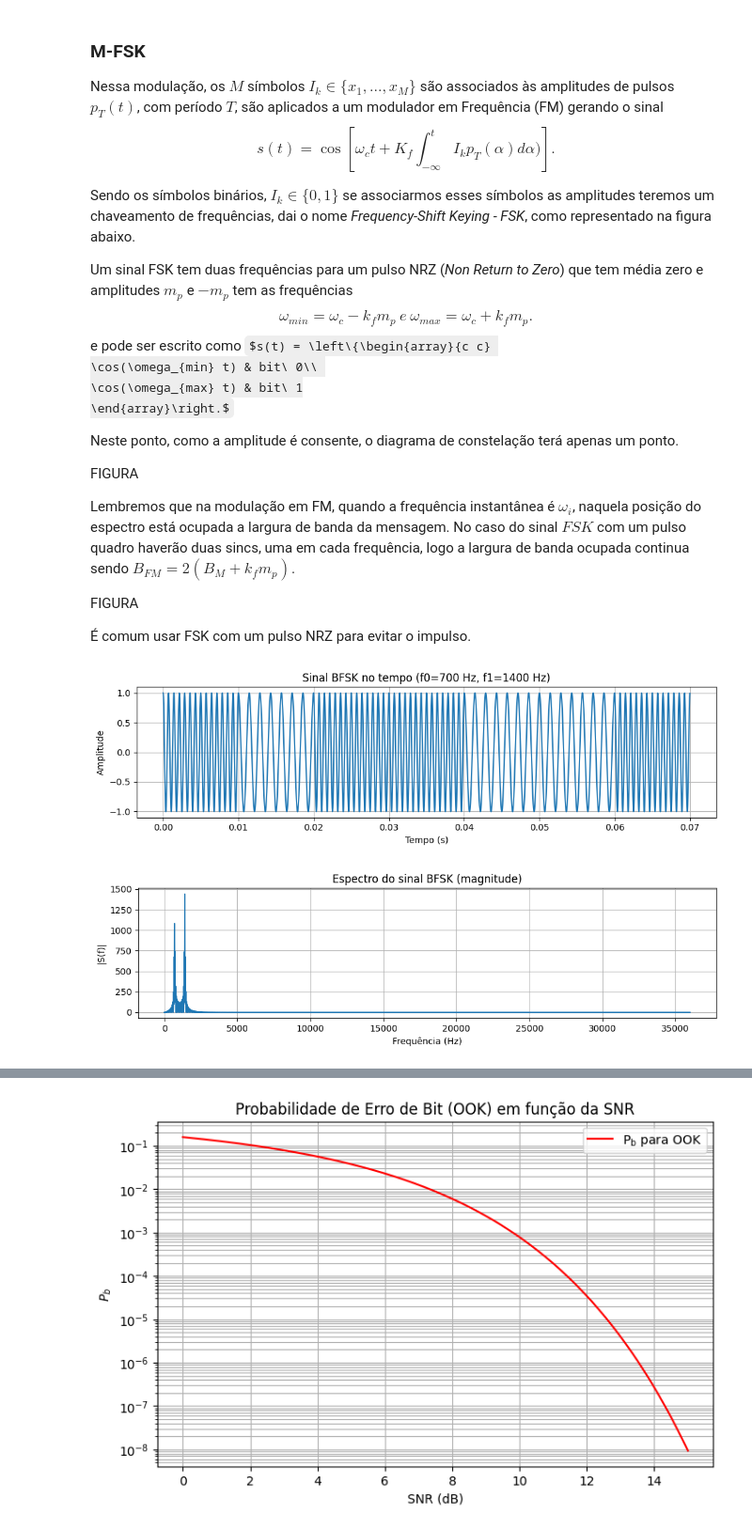
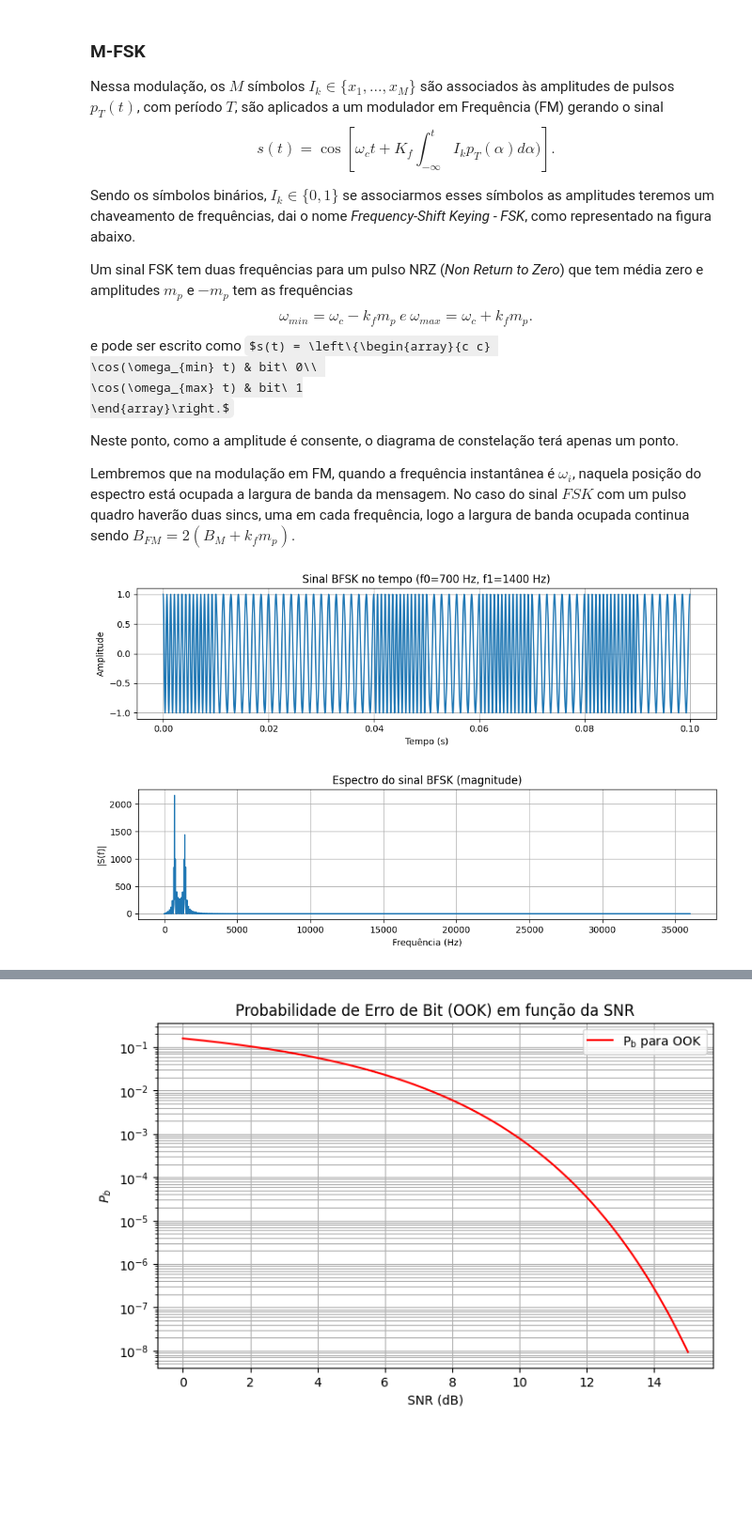
Before and after one commit to ecgurjao/PCOM, a Jupyter notebook: ModulacaoDigital.ipynb, the cells around one changed output, grey strips where cells are left out. Shown at 94% size. Saved outputs shown, nothing was run; the diff lists cells and outputs as text; code cells hidden in the pictures; some formulas as TeX source; blank space fills up the shorter version.

```diff
--- a/ModulacaoDigital.ipynb
+++ b/ModulacaoDigital.ipynb
@@ -55,14 +103,9 @@ $s(t) = \left\{\begin{array}{c c}
 
 Neste ponto, como a amplitude é consente, o diagrama de constelação terá apenas um ponto.
 
-FIGURA
 
 Lembremos que na modulação em FM, quando a frequência instantânea é $\omega_i$, naquela posição do espectro está ocupada a largura de banda da mensagem. No caso do sinal $FSK$ com um pulso quadro haverão duas sincs, uma em cada frequência, logo a largura de banda ocupada continua sendo
 $B_{FM} = 2(B_M + k_fm_p).$
-
-FIGURA
-
-É comum usar FSK com um pulso NRZ para evitar o impulso.
 # %%
 import numpy as np
 import matplotlib.pyplot as plt
@@ -75,7 +118,7 @@ f1 = 1400            # frequência para bit 1 (Hz)
 A = 1.0              # amplitude
 
 # Sequência de bits
-bits = np.array([1, 0, 1, 1, 0, 0, 1])
+bits = np.array([1, 0, 0, 0, 1, 0, 1, 0, 1, 0])
 
 # Amostras por bit (inteiro!)
 Nb = int(round(Tb * fs))
@@ -93,35 +136,35 @@ t = np.arange(N) / fs
 # Geração do BFSK
 for i, bit in enumerate(bits):
     f = f1 if bit == 1 else f0
     idx0 = i * Nb
     idx1 = (i + 1) * Nb
     s[idx0:idx1] = A * np.cos(2*np.pi*f*t_bit)
 
 # Plot no tempo
 plt.figure(figsize=(10, 3))
 plt.plot(t, s)
 plt.title("Sinal BFSK no tempo (f0=700 Hz, f1=1400 Hz)")
 plt.xlabel("Tempo (s)")
 plt.ylabel("Amplitude")
 plt.grid(True)
 plt.tight_layout()
 plt.show()
 
 # Espectro (magnitude)
 S = np.fft.rfft(s)
 freq = np.fft.rfftfreq(len(s), 1/fs)
 
 plt.figure(figsize=(10, 3))
 plt.plot(freq, np.abs(S))
 plt.title("Espectro do sinal BFSK (magnitude)")
 plt.xlabel("Frequência (Hz)")
 plt.ylabel("|S(f)|")
 plt.grid(True)
 plt.tight_layout()
 plt.show()
 # %% [output]
-[figure, old version]
+[figure, new version]
-[figure, old version]
+[figure, new version]
 # %% [markdown]
 ### M-PSK
 
```
Also changed, not shown: parts of 3 cells of this notebook.
